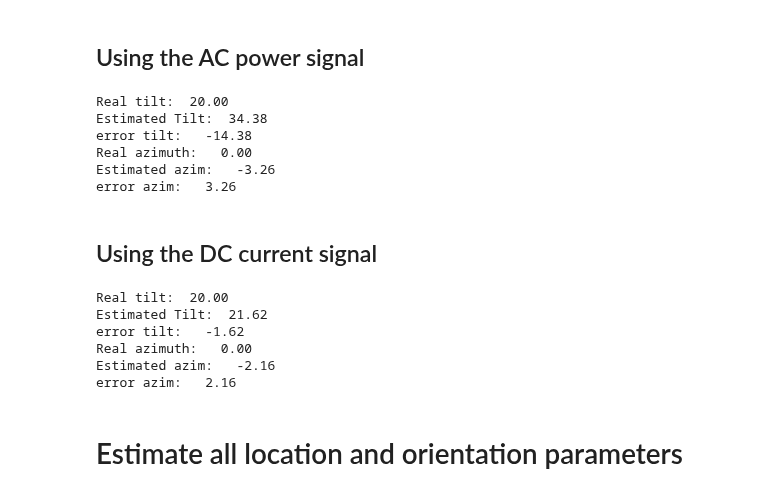
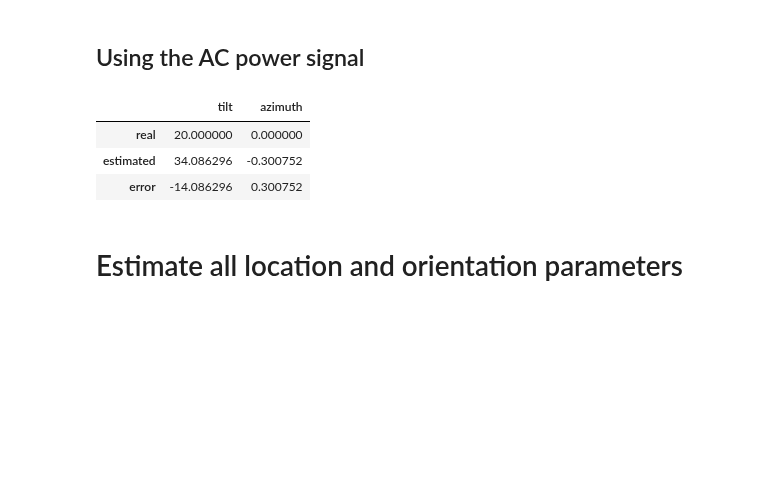
Before and after one commit to slacgismo/solar-data-tools, a Jupyter notebook: notebooks/Parameter_Estimation_Example.ipynb, the cells around one changed output. Saved outputs shown, nothing was run; the diff lists cells and outputs as text; code cells hidden in the pictures; blank space fills up the shorter version.

```diff
--- a/notebooks/Parameter_Estimation_Example.ipynb
+++ b/notebooks/Parameter_Estimation_Example.ipynb
@@ -216,44 +177,21 @@ error (miles):       270.50
 # Estimate tilt and azimuth with known values of longitude and latitude
 # %% [markdown]
 ## Using the AC power signal
-# %%
-est = est_power
-est.estimate_orientation(longitude=ground_system_configuration['longitude'],
-                         latitude=ground_system_configuration['latitude'])
-m1 = 'Real tilt:  {:.2f}\n'.format(ground_system_configuration['tilt'])
-m1 += 'Estimated Tilt:  {:.2f}\n'.format(est.tilt)
-m1 += 'error tilt:   {:.2f}\n'.format(ground_system_configuration['tilt'] - est.tilt)
-m1 += 'Real azimuth:   {:.2f}\n'.format(ground_system_configuration['azimuth'])
-m1 += 'Estimated azim:   {:.2f}\n'.format(est.azimuth)
-m1 += 'error azim:   {:.2f}'.format(ground_system_configuration['azimuth'] - est.azimuth)
-print(m1)
-# %% [output]
-Real tilt:  20.00
-Estimated Tilt:  34.38
-error tilt:   -14.38
-Real azimuth:   0.00
-Estimated azim:   -3.26
-error azim:   3.26
-# %% [markdown]
-## Using the DC current signal
-# %%
-est = est_current
-est.estimate_orientation(longitude=ground_system_configuration['longitude'],
-                         latitude=ground_system_configuration['latitude'])
-m1 = 'Real tilt:  {:.2f}\n'.format(ground_system_configuration['tilt'])
-m1 += 'Estimated Tilt:  {:.2f}\n'.format(est.tilt)
-m1 += 'error tilt:   {:.2f}\n'.format(ground_system_configuration['tilt'] - est.tilt)
-m1 += 'Real azimuth:   {:.2f}\n'.format(ground_system_configuration['azimuth'])
-m1 += 'Estimated azim:   {:.2f}\n'.format(est.azimuth)
-m1 += 'error azim:   {:.2f}'.format(ground_system_configuration['azimuth'] - est.azimuth)
-print(m1)
-# %% [output]
-Real tilt:  20.00
-Estimated Tilt:  21.62
-error tilt:   -1.62
-Real azimuth:   0.00
-Estimated azim:   -2.16
-error azim:   2.16
+# %%
+est = est_power
+est.estimate_orientation(longitude=ground_system_configuration['longitude'],
+                         latitude=ground_system_configuration['latitude'])
+out = pd.DataFrame(index=['real', 'estimated', 'error'],
+                  data={'tilt': [ground_system_configuration['tilt'], est.tilt,
+                                 ground_system_configuration['tilt'] - est.tilt],
+                        'azimuth': [ground_system_configuration['azimuth'], est.azimuth,
+                                    ground_system_configuration['azimuth'] - est.azimuth]})
+out
+# %% [output]
+|  | tilt | azimuth |
+| real | 20.000000 | 0.000000 |
+| estimated | 34.086296 | -0.300752 |
+| error | -14.086296 | 0.300752 |
 # %% [markdown]
 # Estimate all location and orientation parameters
 # %% [markdown]
```
Also changed, not shown: parts of 30 cells of this notebook, 1 other file.
